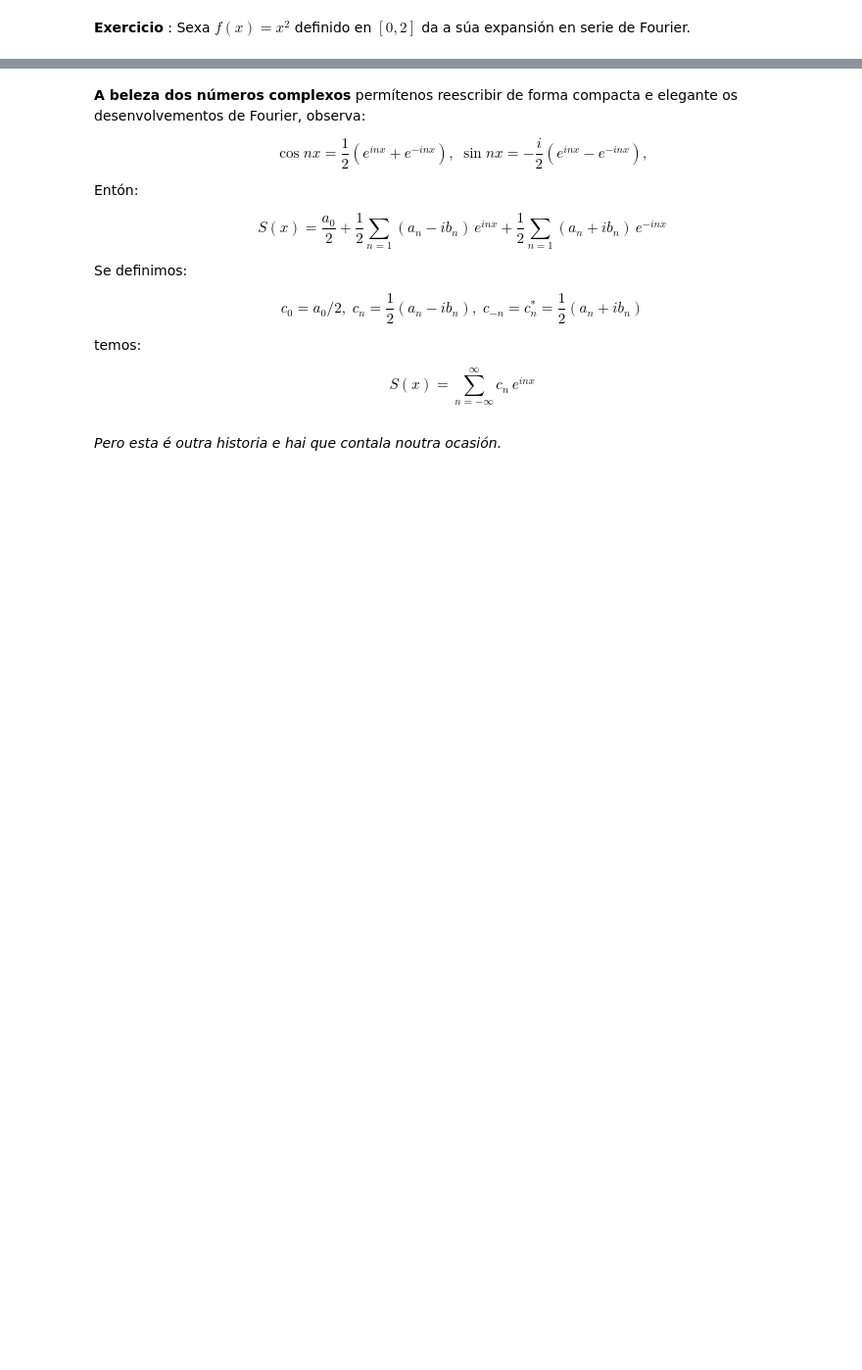
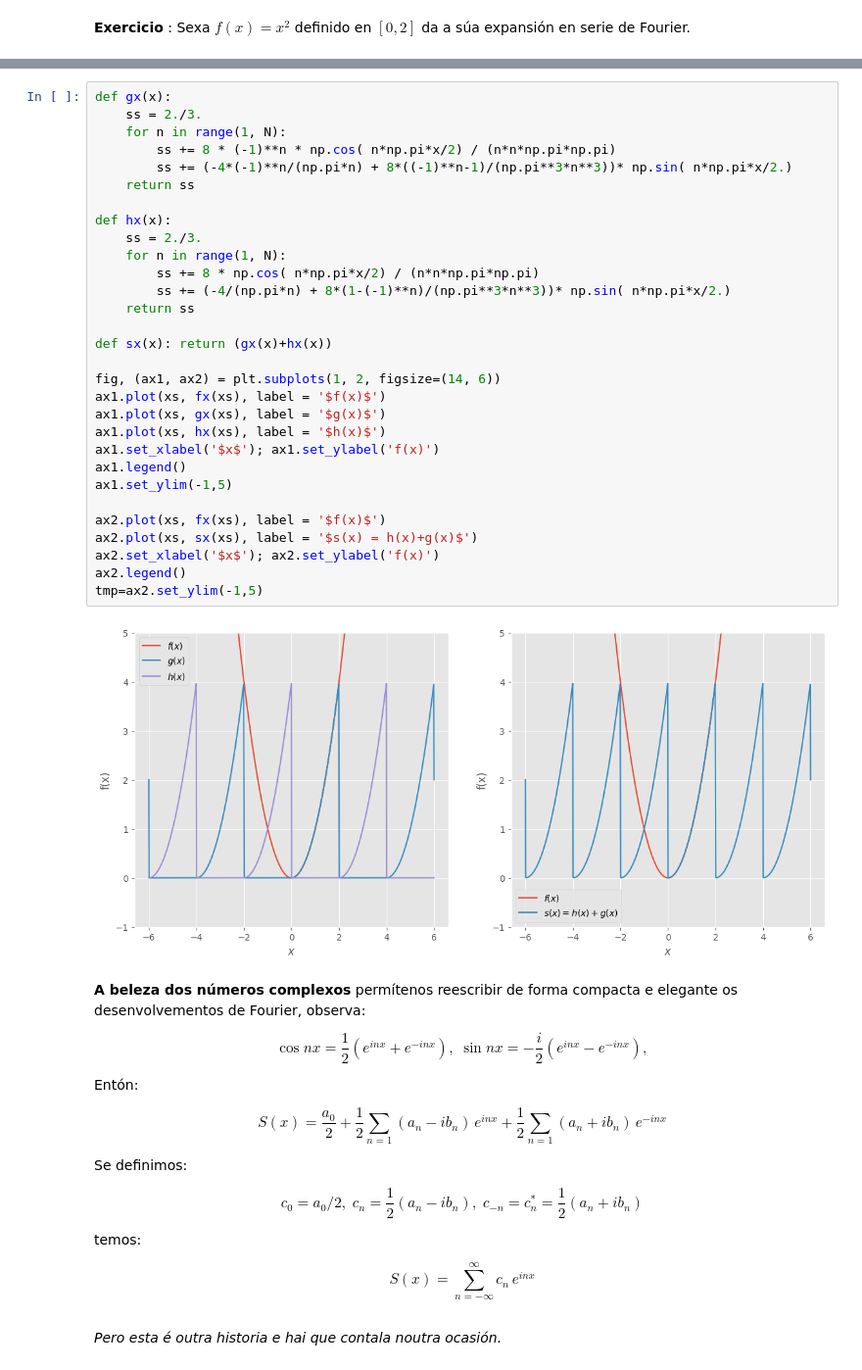
Before and after one commit to xabiercidvidal/USC-MMIII, a Jupyter notebook: _build/jupyter_execute/notebooks/tfourier.ipynb, the cells around one changed output, grey strips where cells are left out. Shown at 98% size. Saved outputs shown, nothing was run; the diff lists cells and outputs as text; blank space fills up the shorter version.

```diff
--- a/_build/jupyter_execute/notebooks/tfourier.ipynb
+++ b/_build/jupyter_execute/notebooks/tfourier.ipynb
@@ -462,3 +511,35 @@ gf.fun1d(sx, xrange, newfig = False, label = 'S(x)');
+# %%
+def gx(x):
+    ss = 2./3.
+    for n in range(1, N):
+        ss += 8 * (-1)**n * np.cos( n*np.pi*x/2) / (n*n*np.pi*np.pi)
+        ss += (-4*(-1)**n/(np.pi*n) + 8*((-1)**n-1)/(np.pi**3*n**3))* np.sin( n*np.pi*x/2.)
+    return ss
+
+def hx(x):
+    ss = 2./3.
+    for n in range(1, N):
+        ss += 8 * np.cos( n*np.pi*x/2) / (n*n*np.pi*np.pi)
+        ss += (-4/(np.pi*n) + 8*(1-(-1)**n)/(np.pi**3*n**3))* np.sin( n*np.pi*x/2.)
+    return ss
+
+def sx(x): return (gx(x)+hx(x))
+
+fig, (ax1, ax2) = plt.subplots(1, 2, figsize=(14, 6))
+ax1.plot(xs, fx(xs), label = '$f(x)$')
+ax1.plot(xs, gx(xs), label = '$g(x)$')
+ax1.plot(xs, hx(xs), label = '$h(x)$')
+ax1.set_xlabel('$x$'); ax1.set_ylabel('f(x)')
+ax1.legend()
+ax1.set_ylim(-1,5)
+
+ax2.plot(xs, fx(xs), label = '$f(x)$')
+ax2.plot(xs, sx(xs), label = '$s(x) = h(x)+g(x)$')
+ax2.set_xlabel('$x$'); ax2.set_ylabel('f(x)')
+ax2.legend()
+tmp=ax2.set_ylim(-1,5)
+# %% [output]
+[figure, added]
 # %% [markdown]
 
 **A beleza dos números complexos** permítenos reescribir de forma compacta e elegante os desenvolvementos de Fourier, observa:
```
Also changed, not shown: parts of 10 cells of this notebook, 6 other files.
